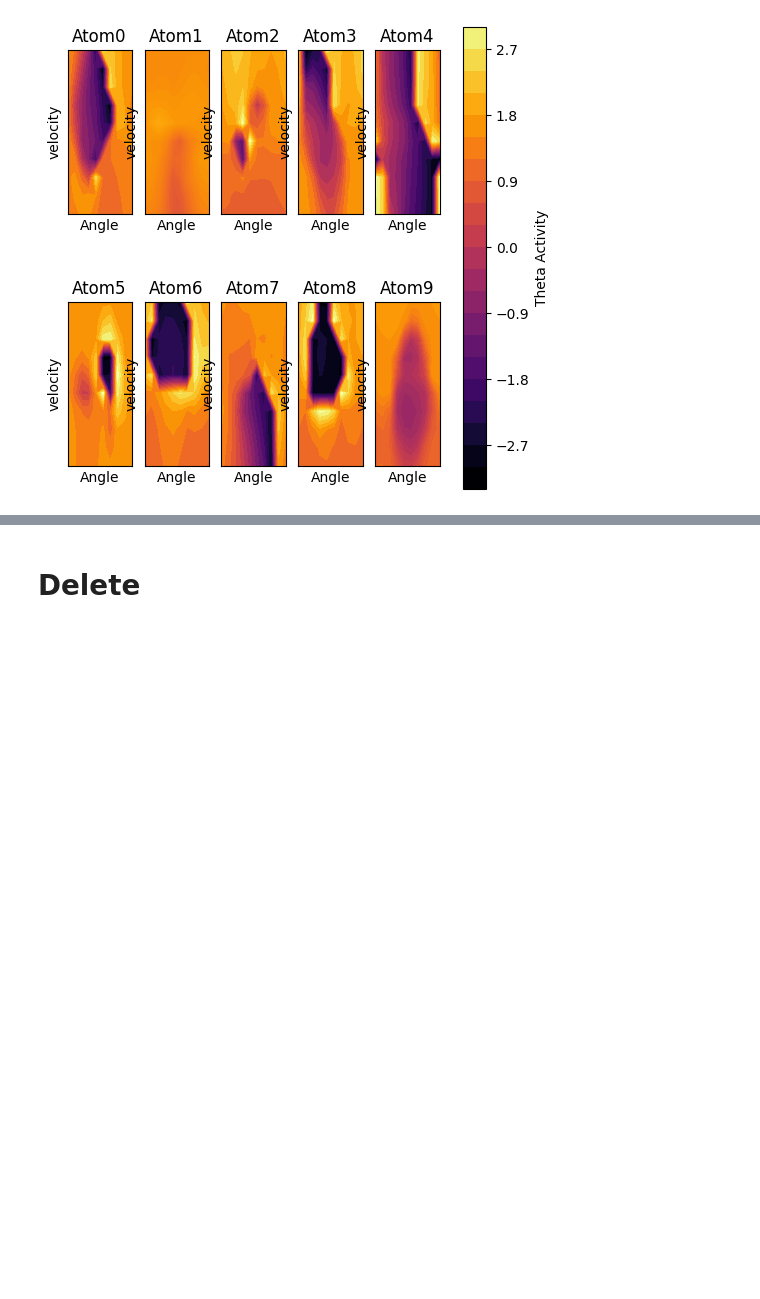
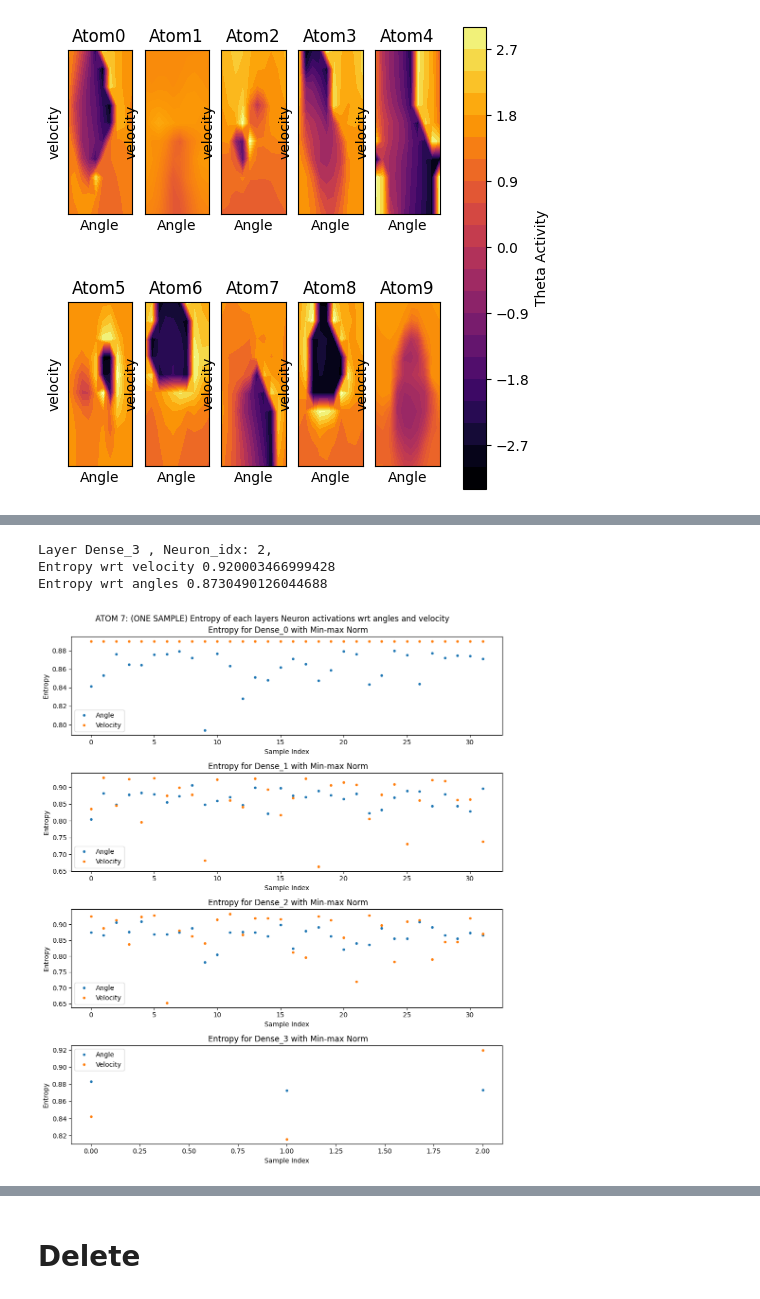
Before and after one commit to Sruthi-sk/dsm-hippocampus, a Jupyter notebook: notebooks/model_viz_pendulum.ipynb, the cells around one changed output, grey strips where cells are left out. Cells and saved outputs as stored; diff of their text form; code cells hidden in the pictures; blank space fills up the shorter version.

```diff
--- a/notebooks/model_viz_pendulum.ipynb
+++ b/notebooks/model_viz_pendulum.ipynb
@@ -556,0 +490,12 @@ plt.legend()
+# %%
+def compute_entropy_activations(activations, label=None, plot_normalized = False,normalize=True):
+    # Apply to handle negative activations and normalize
+    if normalize:
+        normalized_activations = (activations - np.amin(activations)) / (np.amax(activations) - np.amin(activations)) #np.sum(activations, axis=1, keepdims=True)
+        # print('debug',normalized_activations)
+    elif plot_normalized:
+        plt.plot(normalized_activations, label=label)
+    # entropy = -np.sum(normalized_activations * np.log(normalized_activations + 1e-9))/np.log(2)  # Adding a small value to prevent log(0)
+    # return entropy #/normalized_activations.shape[0]
+    activation_entropy =  entropy(normalized_activations, base=len(normalized_activations)) #TODO - ask standard practice of base
+    return activation_entropy
@@ -556,0 +528,68 @@ plt.legend()
+# %%
+def compute_entropy_vel_angle_neuron(activations_all,layer, neuron_idx, plot=False, normalize=True):
+    activations_selected = activations_all[layer][:, neuron_idx]
+    activations_2d = activations_selected.reshape(len(thetadot_all), len(theta_all))
+    distr_velocity = np.mean(activations_2d, axis=1)
+    distr_angles = np.mean(activations_2d, axis=0)
+    if plot:
+        plt.contourf(theta_all, thetadot_all, activations_2d, cmap='inferno', levels=20)  # Theta vs Angular vel
+        plt.figure()
+        plt.plot(distr_angles,label='distr_angles')
+        plt.plot(distr_velocity,label='distr_velocity')
+        plt.legend()
+    entropy_vel = compute_entropy_activations(distr_velocity, normalize=normalize)
+    entropy_angles = compute_entropy_activations(distr_angles, normalize=normalize)
+    return entropy_vel, entropy_angles
+
+layer = 'Dense_3'
+neuron_idx = 2
+entropy_vel, entropy_angles = compute_entropy_vel_angle_neuron(atom_activations_alllayers, layer, neuron_idx)
+print(f'Layer {layer} , Neuron_idx: {neuron_idx}, \nEntropy wrt velocity',entropy_vel, '\nEntropy wrt angles',entropy_angles)
+
+del entropy_vel, entropy_angles
+# %% [output]
+Layer Dense_3 , Neuron_idx: 2,
+Entropy wrt velocity 0.920003466999428
+Entropy wrt angles 0.8730490126044688
+# %%
+#TODO: ask - might depend on how we normalize - I did minmax not softmax , also - one latent
+#TODO - do for multiple latents? all atoms?
+
+def plot_entropies_layers_1atom(atom_i, latent_rng_seed, layers):
+    atom_params = modelviz_loaders.extract_params_ith_atom(state.generator, atom_i, config.num_outer)
+    zs = jax.random.normal(jax.random.PRNGKey(latent_rng_seed), (num_latent_dims,))
+    # orig zs = jax.random.normal(rng, (config.batch_size, config.num_inner, config.num_outer, config.latent_dims))
+    atom_activations_alllayers = modelviz_pendulum_utils.compute_activation_allintermediates_all_sources(state.generator, atom_params, sources_all, zs, layers)
+    layer_names = list(atom_activations_alllayers.keys())
+    angle_entropy_all = {}
+    vel_entropy_all = {}
+    for layer in layer_names:
+        angle_entropy_all[layer] = []
+        vel_entropy_all[layer] = []
+        for neuron_idx in range(atom_activations_alllayers[layer].shape[1]):
+            entropy_vel, entropy_angles = compute_entropy_vel_angle_neuron(atom_activations_alllayers, layer, neuron_idx)
+            angle_entropy_all[layer].append(entropy_angles)
+            vel_entropy_all[layer].append(entropy_vel)
+
+    n_layers = len(layer_names)
+    fig, axs = plt.subplots(n_layers, 1, figsize=(10, n_layers * 3))
+    if n_layers == 1:
+        axs = np.array([axs])
+    for i, layer in enumerate(layer_names):
+        axs[i].plot(angle_entropy_all[layer],'.',label='Angle')
+        axs[i].plot(vel_entropy_all[layer],'.',label='Velocity')
+        axs[i].set_title(f' Entropy for {layer} with Min-max Norm')
+        axs[i].set_xlabel('Sample Index')
+        axs[i].set_ylabel('Entropy')
+        axs[i].legend()
+
+    fig.suptitle(f'ATOM {atom_i}: (ONE SAMPLE) Entropy of each layers Neuron activations wrt angles and velocity')
+    plt.tight_layout()
+    plt.show()
+
+atom_i = 7  # ith atom
+latent_rng_seed = 0
+layers = ['Dense_0','Dense_1','Dense_2','Dense_3']
+plot_entropies_layers_1atom(atom_i, latent_rng_seed, layers)
+# %% [output]
+[figure, added]
```
Also changed, not shown: parts of 57 cells of this notebook.
